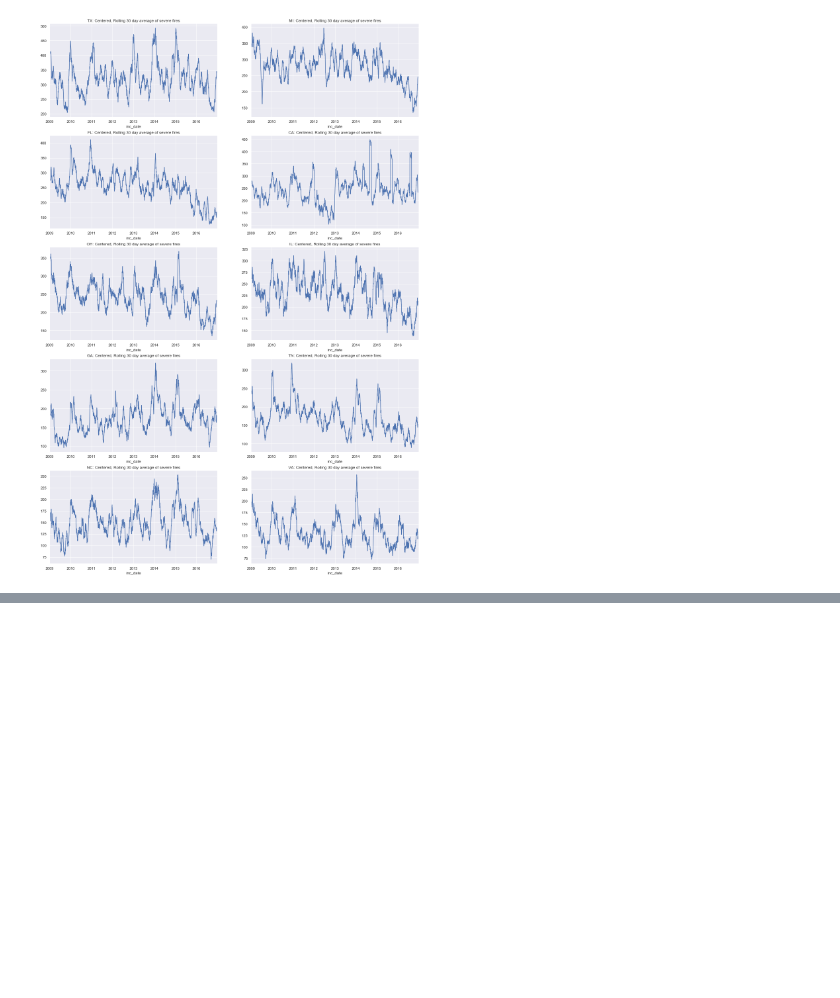
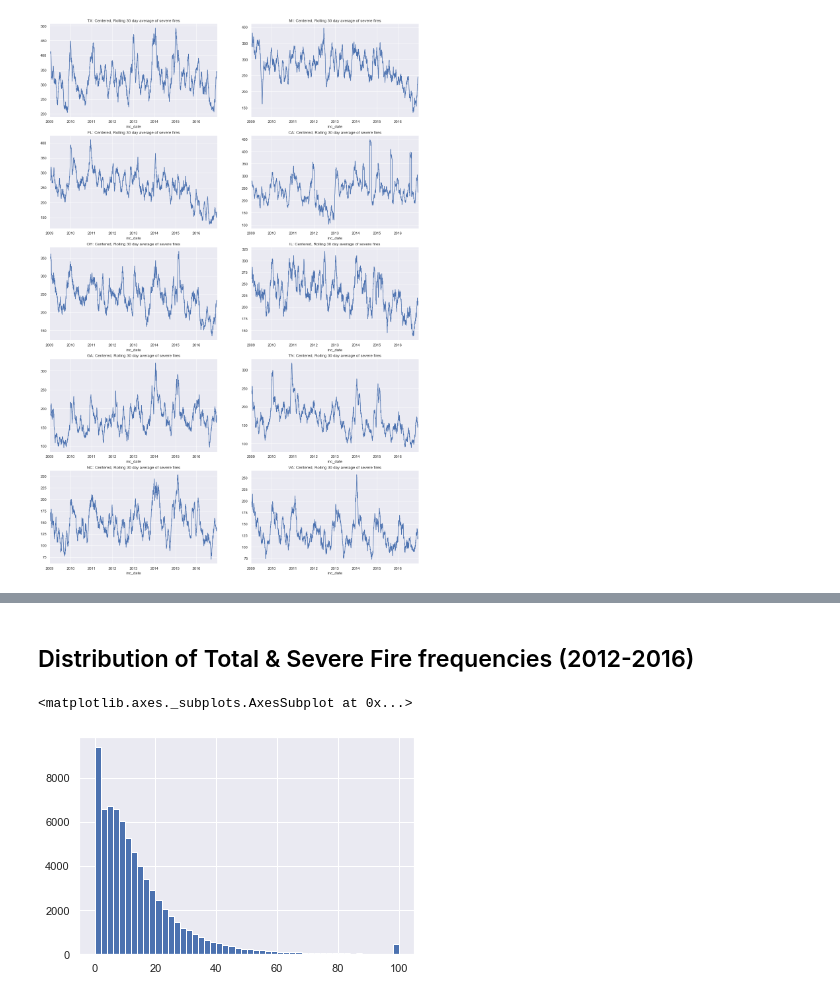
Before and after one commit to DataKind-DC/rcp2, a Jupyter notebook: notebooks/thw_EDA_nfirs_svi_data.ipynb, the cells around one changed output, grey strips where cells are left out. Saved outputs shown, nothing was run; the diff lists cells and outputs as text; code cells hidden in the pictures; blank space fills up the shorter version.

```diff
--- a/notebooks/thw_EDA_nfirs_svi_data.ipynb
+++ b/notebooks/thw_EDA_nfirs_svi_data.ipynb
@@ -311,0 +518,10 @@ for state,ax in zip(top_10_states,fig.axes):
+# %%
+cols_2012_2016 = [col for col in list(nfirs_svi_tracts.columns) if col[0] not in [2009,2010,2011]]
+# %%
+nfirs_svi_tracts = nfirs_svi_tracts[cols_2012_2016]
+
+nfirs_svi_tracts = nfirs_svi_tracts.merge(svi2016.drop(['ST_ABBR','COUNTY','LOCATION','E_TOTPOP'],axis=1),how='left',left_index=True,right_on='FIPS')
+
+nfirs_svi_tracts = nfirs_svi_tracts.replace(-999.0,np.nan)
+nfirs_svi_tracts = nfirs_svi_tracts.rename(columns={'FIPS':'GEOID'})
+nfirs_svi_tracts = nfirs_svi_tracts.set_index('GEOID')
@@ -311,0 +538,25 @@ for state,ax in zip(top_10_states,fig.axes):
+# %%
+cols_to_drop = [(year,'not_sev_fire') for year in range(2012,2017)]
+
+nfirs_svi_tracts = nfirs_svi_tracts.drop(cols_to_drop,axis=1)
+
+new_fire_cols = [str(year) + '_' + fire_type for (year,fire_type) in nfirs_svi_tracts.columns[4:14]]
+new_fire_cols = [name + 's' if name[-1] != 's' else name for name in new_fire_cols]
+new_cols = list(nfirs_svi_tracts)[:4] + new_fire_cols + list(nfirs_svi_tracts)[4+len(new_fire_cols):]
+nfirs_svi_tracts.columns = new_cols
+
+tot_fire_cols = [str(year) + '_tot_fires' for year in range(2012,2017)]
+sev_fire_cols = [str(year) + '_sev_fires' for year in range(2012,2017)]
+
+nfirs_svi_tracts['sum_sev_fires'] = nfirs_svi_tracts[sev_fire_cols].sum(axis=1)
+nfirs_svi_tracts['sum_tot_fires'] = nfirs_svi_tracts[tot_fire_cols].sum(axis=1)
+# %%
+more_cols_to_drop = [col for col in list(nfirs_svi_tracts.columns) if 'M_' in col or 'MP_' in col]
+nfirs_svi_tracts = nfirs_svi_tracts.drop(more_cols_to_drop,axis=1)
+# %% [markdown]
+## Distribution of Total & Severe Fire frequencies (2012-2016)
+# %%
+nfirs_svi_tracts['sum_tot_fires'].clip(0,100).hist(bins=50)
+# %% [output]
+<matplotlib.axes._subplots.AxesSubplot at 0x...>
+[figure, added]
```
Also changed, not shown: parts of 73 cells of this notebook.
